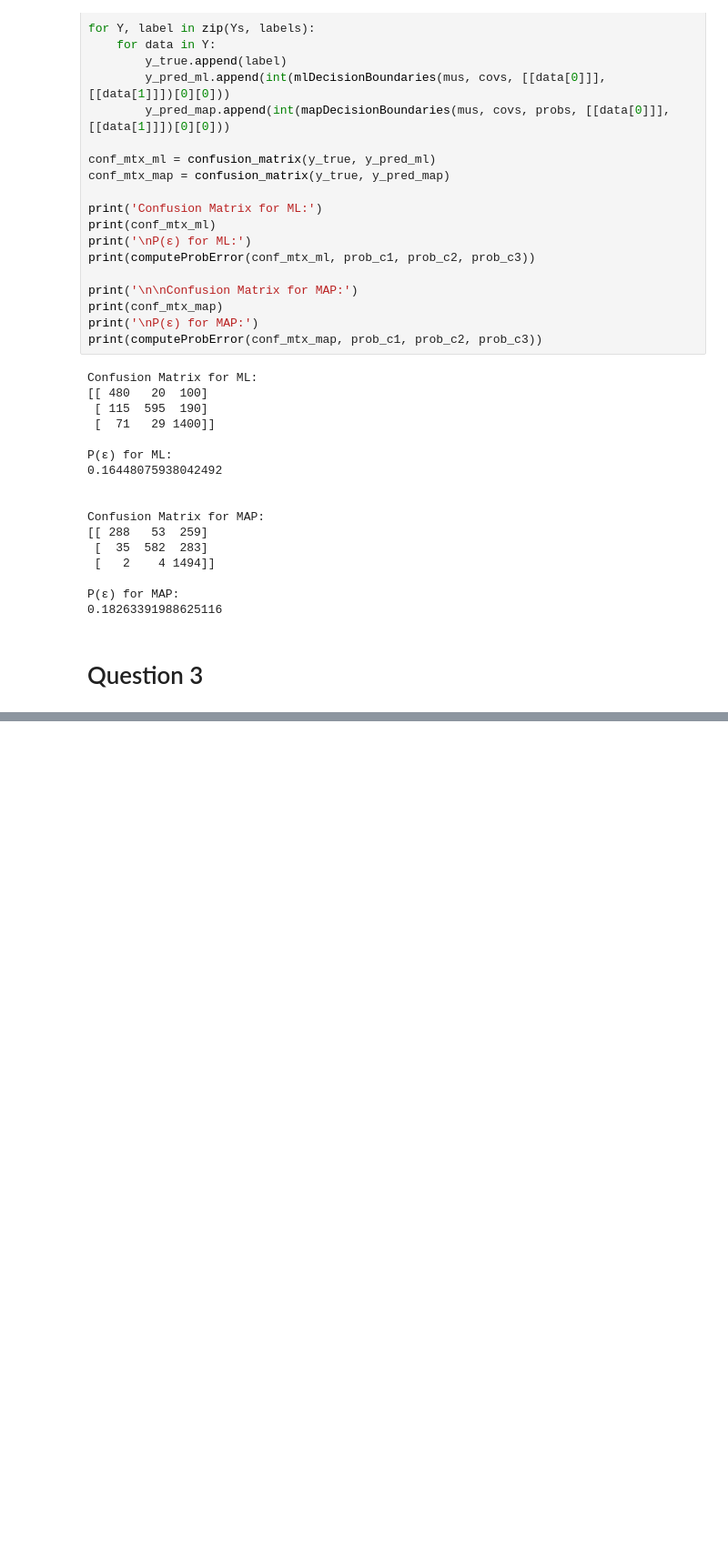
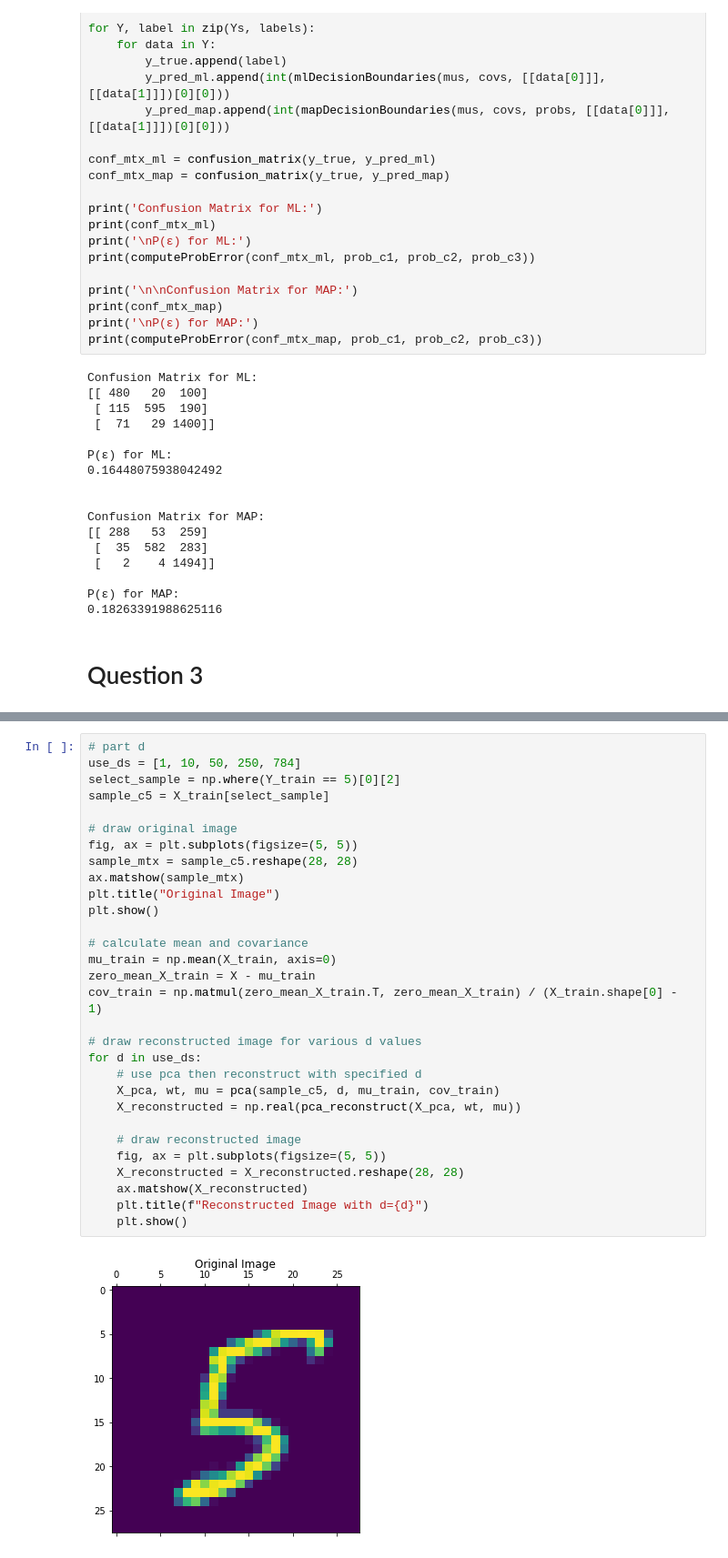
Before and after one commit to sujan-sube/pattern-recognition-asgmt, a Jupyter notebook: assignment-1/assignment-1.ipynb, the cells around one changed output, grey strips where cells are left out. Shown at 91% size. Drawn from its saved outputs; the diff is of its cells as text; blank space fills up the shorter version.

```diff
--- a/assignment-1/assignment-1.ipynb
+++ b/assignment-1/assignment-1.ipynb
@@ -450,0 +529,32 @@ P(ε) for MAP:
+# %%
+# part d
+use_ds = [1, 10, 50, 250, 784]
+select_sample = np.where(Y_train == 5)[0][2]
+sample_c5 = X_train[select_sample]
+
+# draw original image
+fig, ax = plt.subplots(figsize=(5, 5))
+sample_mtx = sample_c5.reshape(28, 28)
+ax.matshow(sample_mtx)
+plt.title("Original Image")
+plt.show()
+
+# calculate mean and covariance
+mu_train = np.mean(X_train, axis=0)
+zero_mean_X_train = X - mu_train
+cov_train = np.matmul(zero_mean_X_train.T, zero_mean_X_train) / (X_train.shape[0] - 1)
+
+# draw reconstructed image for various d values
+for d in use_ds:
+    # use pca then reconstruct with specified d
+    X_pca, wt, mu = pca(sample_c5, d, mu_train, cov_train)
+    X_reconstructed = np.real(pca_reconstruct(X_pca, wt, mu))
+
+    # draw reconstructed image
+    fig, ax = plt.subplots(figsize=(5, 5))
+    X_reconstructed = X_reconstructed.reshape(28, 28)
+    ax.matshow(X_reconstructed)
+    plt.title(f"Reconstructed Image with d={d}")
+    plt.show()
+# %% [output]
+[figure, added]
```
Also changed, not shown: parts of 15 cells of this notebook.
